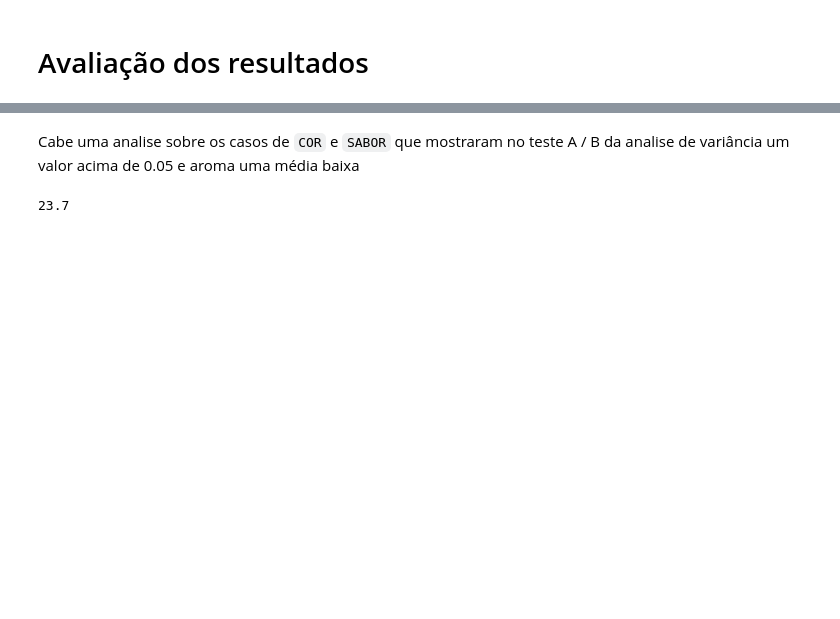
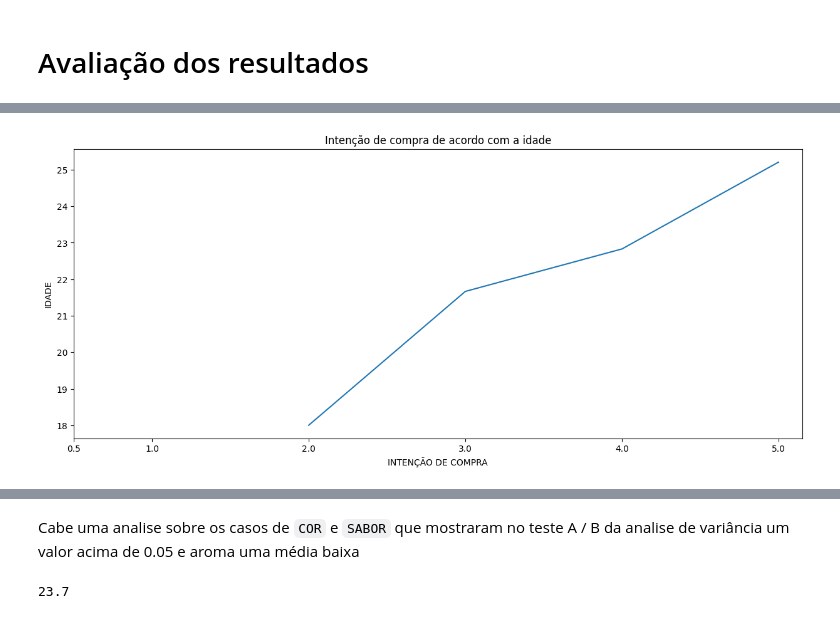
Before and after one commit to CarlosDouradoPGR/Portifolio, a Jupyter notebook: Analise_comercial/Bala_acai.ipynb, the cells around one changed output, grey strips where cells are left out. Cells and saved outputs as stored; diff of their text form; code cells hidden in the pictures; blank space fills up the shorter version.

```diff
--- a/Analise_comercial/Bala_acai.ipynb
+++ b/Analise_comercial/Bala_acai.ipynb
@@ -430,0 +592,12 @@ Text(0.5, 0, 'ATRIBUTOS')
+# %%
+plt.close("all")
+fig, axes = plt.subplots(figsize=(15,6))
+
+p = sns.lineplot(x="INTENÇÃO DE COMPRA", y="IDADE" ,data=df365, errorbar=None)
+axes.set_title("Intenção de compra de acordo com a idade")
+axes.set_xticks([0.5,1,2,3, 4, 5])
+
+plt.savefig("Intencao_Idade.png", dpi=400)
+plt.show()
+# %% [output]
+[figure, added]
```
Also changed, not shown: parts of 51 cells of this notebook, 7 other files.
